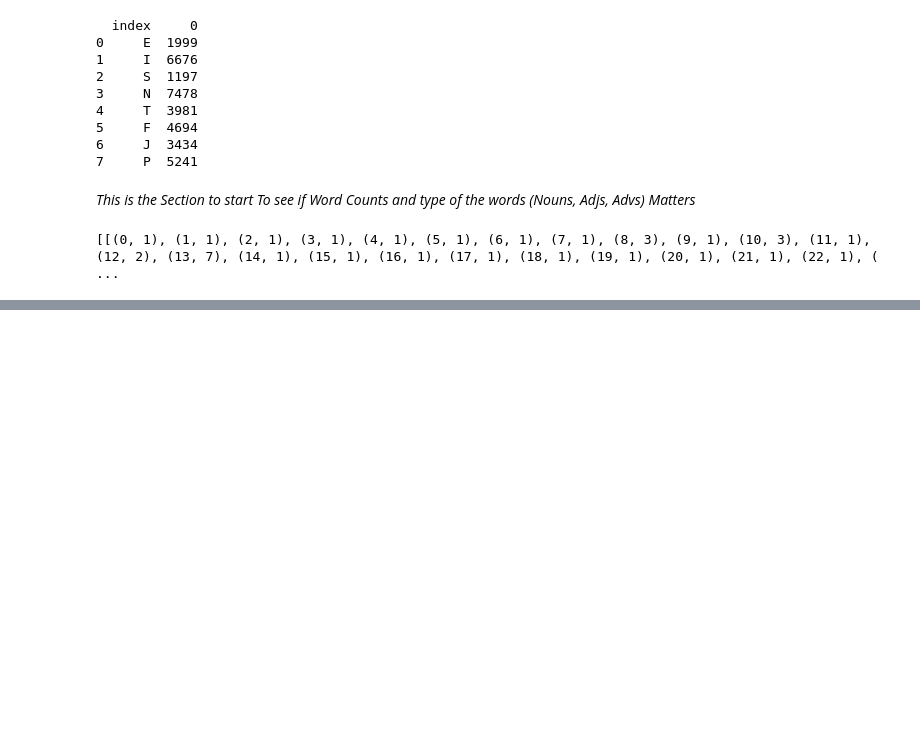
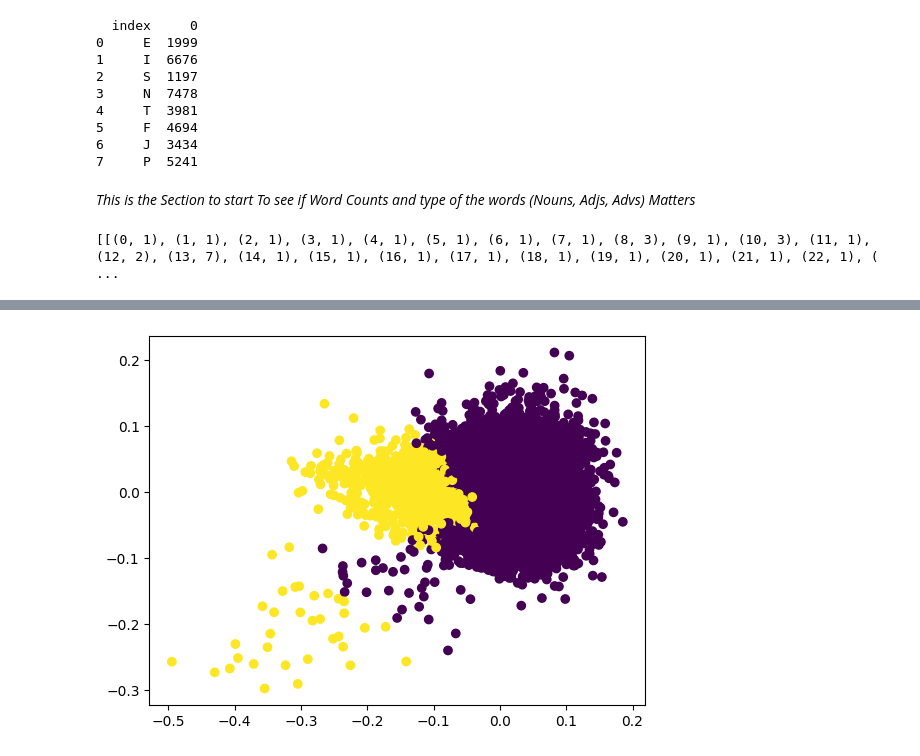
Before and after one commit to BearTeddy/MBTI_NLP, a Jupyter notebook: mbti/src/main.ipynb, the cells around one changed output, grey strips where cells are left out. Cells and saved outputs as stored; diff of their text form; code cells hidden in the pictures; blank space fills up the shorter version.

```diff
--- a/mbti/src/main.ipynb
+++ b/mbti/src/main.ipynb
@@ -339,0 +347,5 @@ KeyboardInterrupt:
+# %%
+mplt.scatter(X_reduced_pca[:, 0], X_reduced_pca[:, 1], c=clustering_pca.labels_)
+mplt.show()
+# %% [output]
+[figure, added]
```
Also changed, not shown: parts of 7 cells of this notebook.
